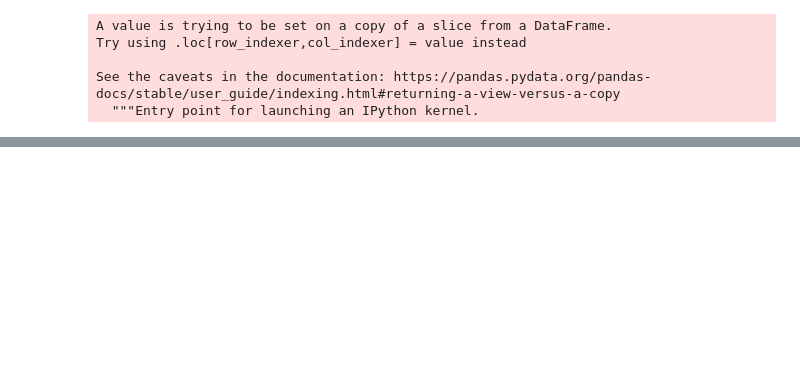
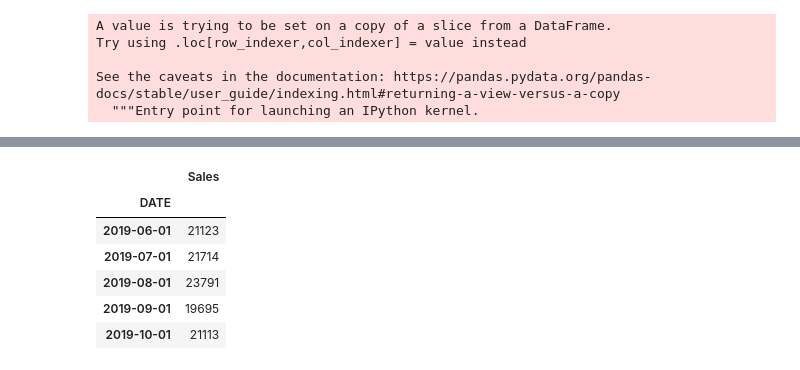
Before and after one commit to mxagar/data_science_python_tools, a Jupyter notebook: 19_NeuralNetworks_Keras/19_07_Keras_RNN/19_07_2_RNN_Example_1_Sales.ipynb, the cells around one changed output, grey strips where cells are left out. Saved outputs shown, nothing was run; the diff lists cells and outputs as text; code cells hidden in the pictures; blank space fills up the shorter version.

```diff
--- a/19_NeuralNetworks_Keras/19_07_Keras_RNN/19_07_2_RNN_Example_1_Sales.ipynb
+++ b/19_NeuralNetworks_Keras/19_07_Keras_RNN/19_07_2_RNN_Example_1_Sales.ipynb
@@ -244,0 +326,12 @@ test.plot(figsize=(10,5))
+# %%
+# We check the last period or datapoint timestamp/datetime-index
+# The forecasting starts right the next timestamp
+df.tail()
+# %% [output]
+|  | Sales |
+| DATE |  |
+| 2019-06-01 | 21123 |
+| 2019-07-01 | 21714 |
+| 2019-08-01 | 23791 |
+| 2019-09-01 | 19695 |
+| 2019-10-01 | 21113 |
```
Also changed, not shown: parts of 23 cells of this notebook.
